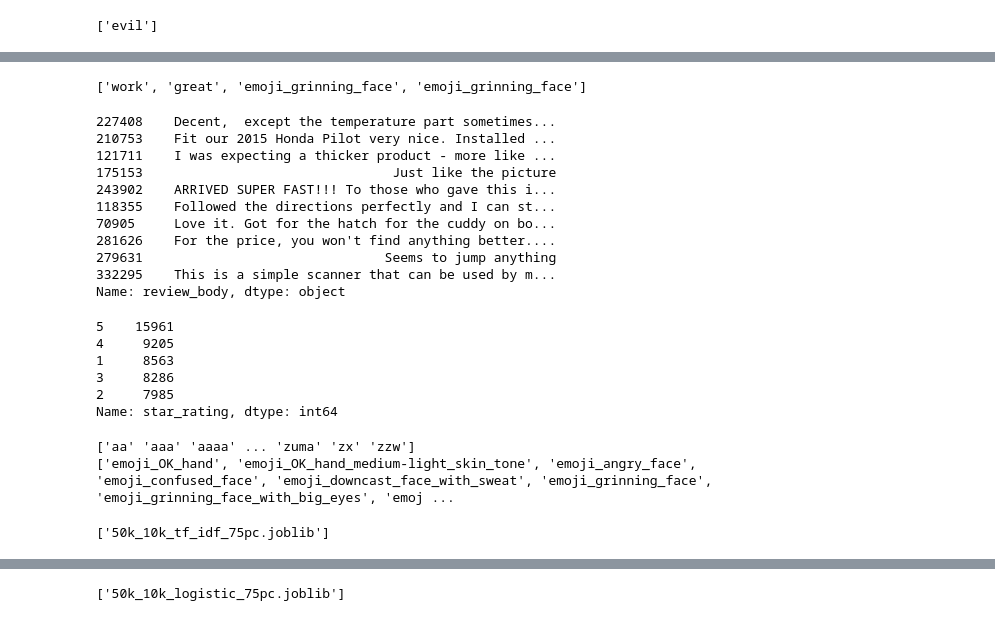
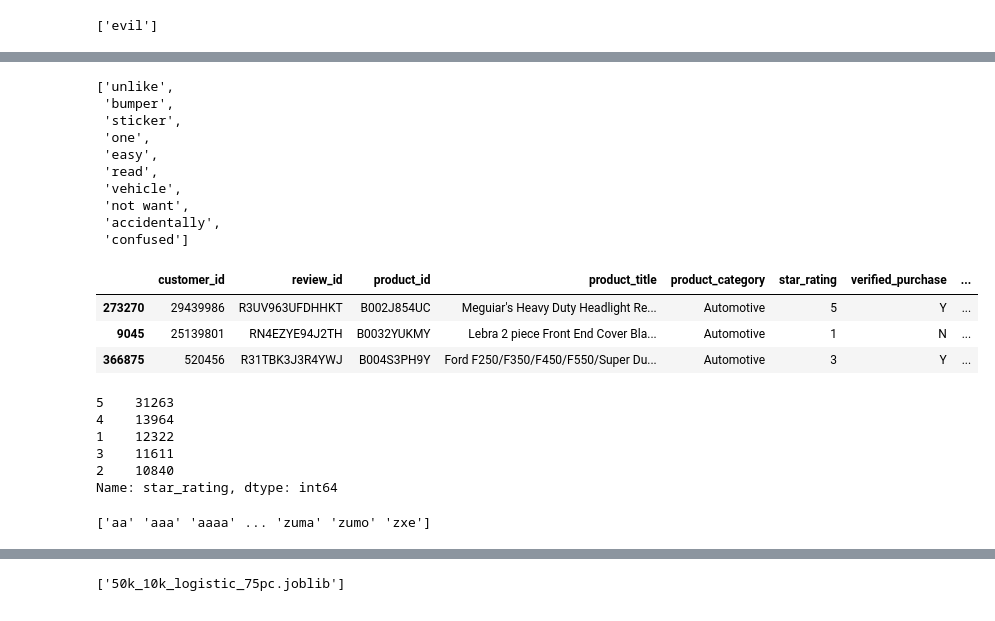
Before and after one commit to Coretteket/dsp, a Jupyter notebook: main-quinten.ipynb, the cells around one changed output, grey strips where cells are left out. Saved outputs shown, nothing was run; the diff lists cells and outputs as text; code cells hidden in the pictures.

```diff
--- a/main-quinten.ipynb
+++ b/main-quinten.ipynb
@@ -114,30 +144,35 @@ array(['Great product. Great price! Great shopping speed 😊',
       dtype=object)
 # %%
 def get_review_body(review_id):
-  return cleanly_tokenize(data.loc[data["review_id"] == review_id]["review_body"].values[0])
+  return [word for word in cleanly_tokenize(data.loc[data["review_id"] == review_id]["review_body"].values[0]) if word in words]
 
-get_review_body("R1CKCTN2BXKOBQ")
+get_review_body("RLO2HPKLQ6KFB")
 # %% [output]
-['work', 'great', 'emoji_grinning_face', 'emoji_grinning_face']
+['unlike',
+ 'bumper',
+ 'sticker',
+ 'one',
+ 'easy',
+ 'read',
+ 'vehicle',
+ 'not want',
+ 'accidentally',
+ 'confused']
 # %%
 trunc = data.sample(70000)
-trunc['review_body'].head(10)
+trunc.head(3)
 # %% [output]
-227408    Decent,  except the temperature part sometimes...
-210753    Fit our 2015 Honda Pilot very nice. Installed ...
-121711    I was expecting a thicker product - more like ...
-175153                                Just like the picture
-243902    ARRIVED SUPER FAST!!! To those who gave this i...
-118355    Followed the directions perfectly and I can st...
-70905     Love it. Got for the hatch for the cuddy on bo...
-281626    For the price, you won't find anything better....
-279631                               Seems to jump anything
-332295    This is a simple scanner that can be used by m...
-Name: review_body, dtype: object
+|  | customer_id | review_id | product_id | product_title | product_category | star_rating | verified_purchase | ... |
+| 273270 | 29439986 | R3UV963UFDHHKT | B002J854UC | Meguiar's Heavy Duty Headlight Re... | Automotive | 5 | Y | ... |
+| 9045 | 25139801 | RN4EZYE94J2TH | B0032YUKMY | Lebra 2 piece Front End Cover Bla... | Automotive | 1 | N | ... |
+| 366875 | 520456 | R31TBK3J3R4YWJ | B004S3PH9Y | Ford F250/F350/F450/F550/Super Du... | Automotive | 3 | Y | ... |
 # %%
 # give me 10k random one star reviews
+
+verified_data = data[data["verified_purchase"] == "Y"]
+
 def get_by_star(star, n):
-    return data[data["star_rating"] == star].sample(math.ceil(n))
+    return verified_data[verified_data["star_rating"] == star].sample(math.ceil(n))
 
 
 def get_weights(t):
@@ -175,15 +210,21 @@ def get_data(n, k, t):
     return pd.concat([train, test])
 
 
-trunc = get_data(50000, 10000, 0.75)
+n_train = 80000
+n_test = 20000
+
+trunc = get_data(n_train, n_test, 0.6)
 # %% [output]
-5    15961
-4     9205
-1     8563
-3     8286
-2     7985
+5    31263
+4    13964
+1    12322
+3    11611
+2    10840
 Name: star_rating, dtype: int64
 # %%
+from pandas import Series
+
+
 vectorizer = TfidfVectorizer(
   # stop_words="english",
   # strip_accents="unicode",
@@ -192,21 +233,12 @@ vectorizer = TfidfVectorizer(
   ngram_range=(1, 1),
   max_features=10000
 )
-
-counts = vectorizer.fit_transform(trunc["review_body"]).toarray()
+counts_train = vectorizer.fit_transform(trunc[:n_train]["review_body"]).toarray()
 words = vectorizer.get_feature_names_out()
+X_train = pd.DataFrame(counts_train, columns=words)
 print(words)
 
-# print words that contain _ (emojis)
-print([word for word in words if "emoji_" in word])
-
-df_tf_idf = pd.DataFrame(counts, columns=words)
-
-# don't do .todense()?
+counts_test = vectorizer.transform(trunc[n_train:]["review_body"]).toarray()
+X_test = pd.DataFrame(counts_test, columns=words)
 # %% [output]
-['aa' 'aaa' 'aaaa' ... 'zuma' 'zx' 'zzw']
-['emoji_OK_hand', 'emoji_OK_hand_medium-light_skin_tone', 'emoji_angry_face', 'emoji_confused_face', 'emoji_downcast_face_with_sweat', 'emoji_grinning_face', 'emoji_grinning_face_with_big_eyes', 'emoj ...
+['aa' 'aaa' 'aaaa' ... 'zuma' 'zumo' 'zxe']
-# %%
-dump(df_tf_idf, "50k_10k_tf_idf_75pc.joblib")
-# %% [output]
-['50k_10k_tf_idf_75pc.joblib']
```
Also changed, not shown: parts of 14 cells of this notebook, 2 other files.
